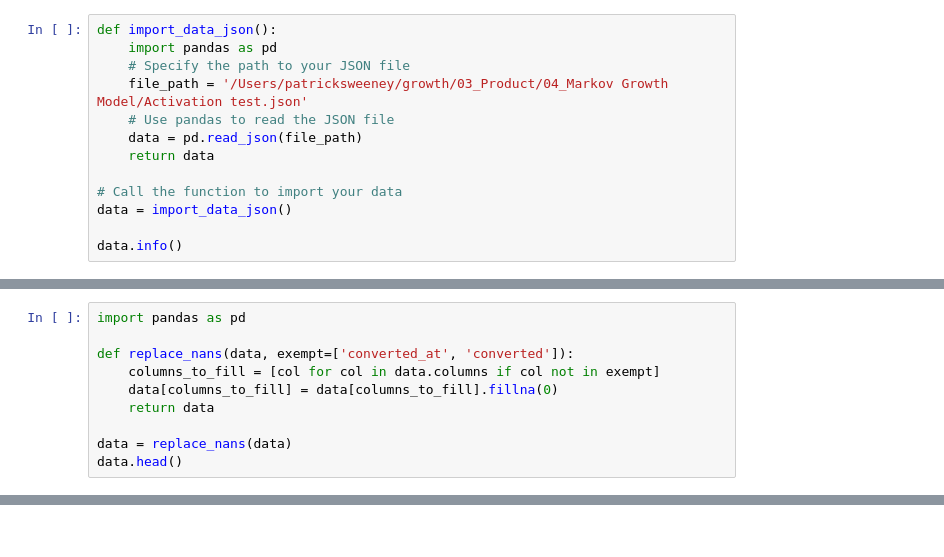
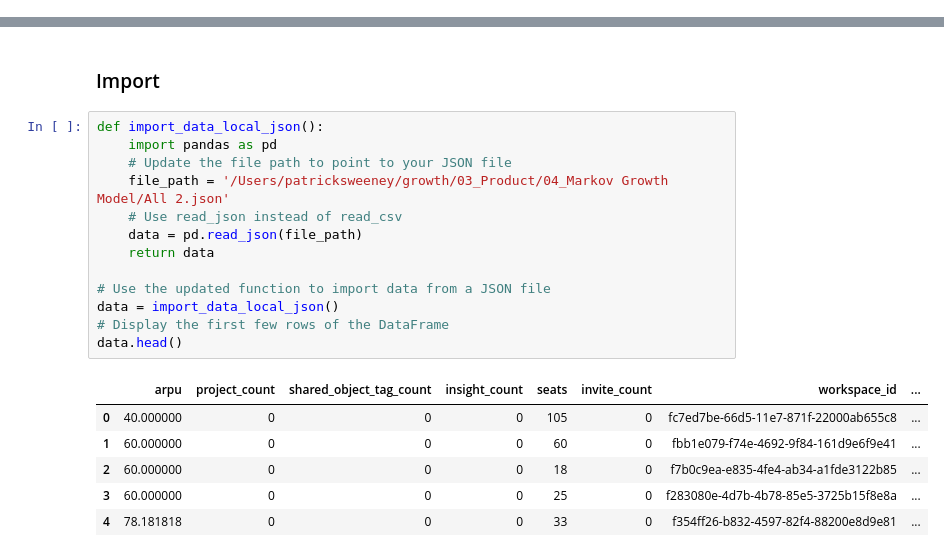
Before and after one commit to patricesweeney/growth, a Jupyter notebook: 03_Product/04_Markov Growth Model/HMM.ipynb, the cells around one changed output, grey strips where cells are left out. Cells and saved outputs as stored; diff of their text form.

```diff
--- a/03_Product/04_Markov Growth Model/HMM.ipynb
+++ b/03_Product/04_Markov Growth Model/HMM.ipynb
@@ -54,13 +0,0 @@ emissions = emissions[:, None]
-# %%
-def import_data_json():
-    import pandas as pd
-    # Specify the path to your JSON file
-    file_path = '/Users/patricksweeney/growth/03_Product/04_Markov Growth Model/Activation test.json'
-    # Use pandas to read the JSON file
-    data = pd.read_json(file_path)
-    return data
-
-# Call the function to import your data
-data = import_data_json()
-
-data.info()
@@ -87,10 +0,0 @@ memory usage: 43.9+ MB
-# %%
-import pandas as pd
-
-def replace_nans(data, exempt=['converted_at', 'converted']):
-    columns_to_fill = [col for col in data.columns if col not in exempt]
-    data[columns_to_fill] = data[columns_to_fill].fillna(0)
-    return data
-
-data = replace_nans(data)
-data.head()
@@ -353,0 +66,22 @@ print("Inferred rates: {}".format(params["emissions"]["rates"]))
+# %% [markdown]
+### Import
+# %%
+def import_data_local_json():
+    import pandas as pd
+    # Update the file path to point to your JSON file
+    file_path = '/Users/patricksweeney/growth/03_Product/04_Markov Growth Model/All 2.json'
+    # Use read_json instead of read_csv
+    data = pd.read_json(file_path)
+    return data
+
+# Use the updated function to import data from a JSON file
+data = import_data_local_json()
+# Display the first few rows of the DataFrame
+data.head()
+# %% [output]
+|  | arpu | project_count | shared_object_tag_count | insight_count | seats | invite_count | workspace_id | ... |
+| 0 | 40.000000 | 0 | 0 | 0 | 105 | 0 | fc7ed7be-66d5-11e7-871f-22000ab655c8 | ... |
+| 1 | 60.000000 | 0 | 0 | 0 | 60 | 0 | fbb1e079-f74e-4692-9f84-161d9e6f9e41 | ... |
+| 2 | 60.000000 | 0 | 0 | 0 | 18 | 0 | f7b0c9ea-e835-4fe4-ab34-a1fde3122b85 | ... |
+| 3 | 60.000000 | 0 | 0 | 0 | 25 | 0 | f283080e-4d7b-4b78-85e5-3725b15f8e8a | ... |
+| 4 | 78.181818 | 0 | 0 | 0 | 33 | 0 | f354ff26-b832-4597-82f4-88200e8d9e81 | ... |
```
Also changed, not shown: parts of 48 cells of this notebook, 8 other files.
